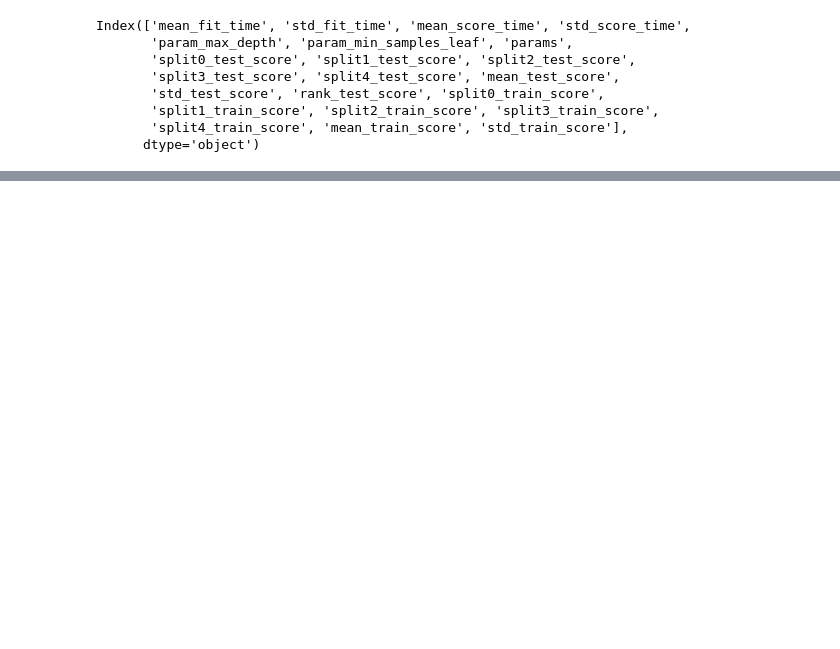
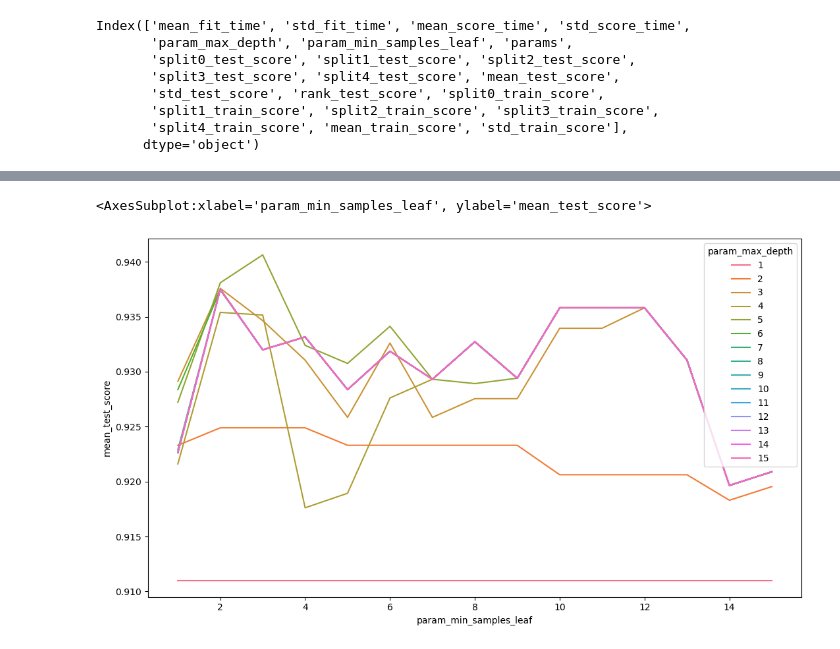
Before and after one commit to EvangelosStefanos/machine-learning-basic-templates, a Jupyter notebook: 02_DecisionTrees.ipynb, the cells around one changed output, grey strips where cells are left out. Cells and saved outputs as stored; diff of their text form; code cells hidden in the pictures; blank space fills up the shorter version.

```diff
--- a/02_DecisionTrees.ipynb
+++ b/02_DecisionTrees.ipynb
@@ -189 +175,7 @@ Index(['mean_fit_time', 'std_fit_time', 'mean_score_time', 'std_score_time',
+# %%
+#full_report.groupby("param_max_depth")["mean_test_score"].plot()
+sns.lineplot(data=full_report, x="param_min_samples_leaf", y="mean_test_score", hue="param_max_depth")
+# %% [output]
+<AxesSubplot:xlabel='param_min_samples_leaf', ylabel='mean_test_score'>
+[figure, added]
 # %%
```
Also changed, not shown: parts of 18 cells of this notebook, 2 other files.
